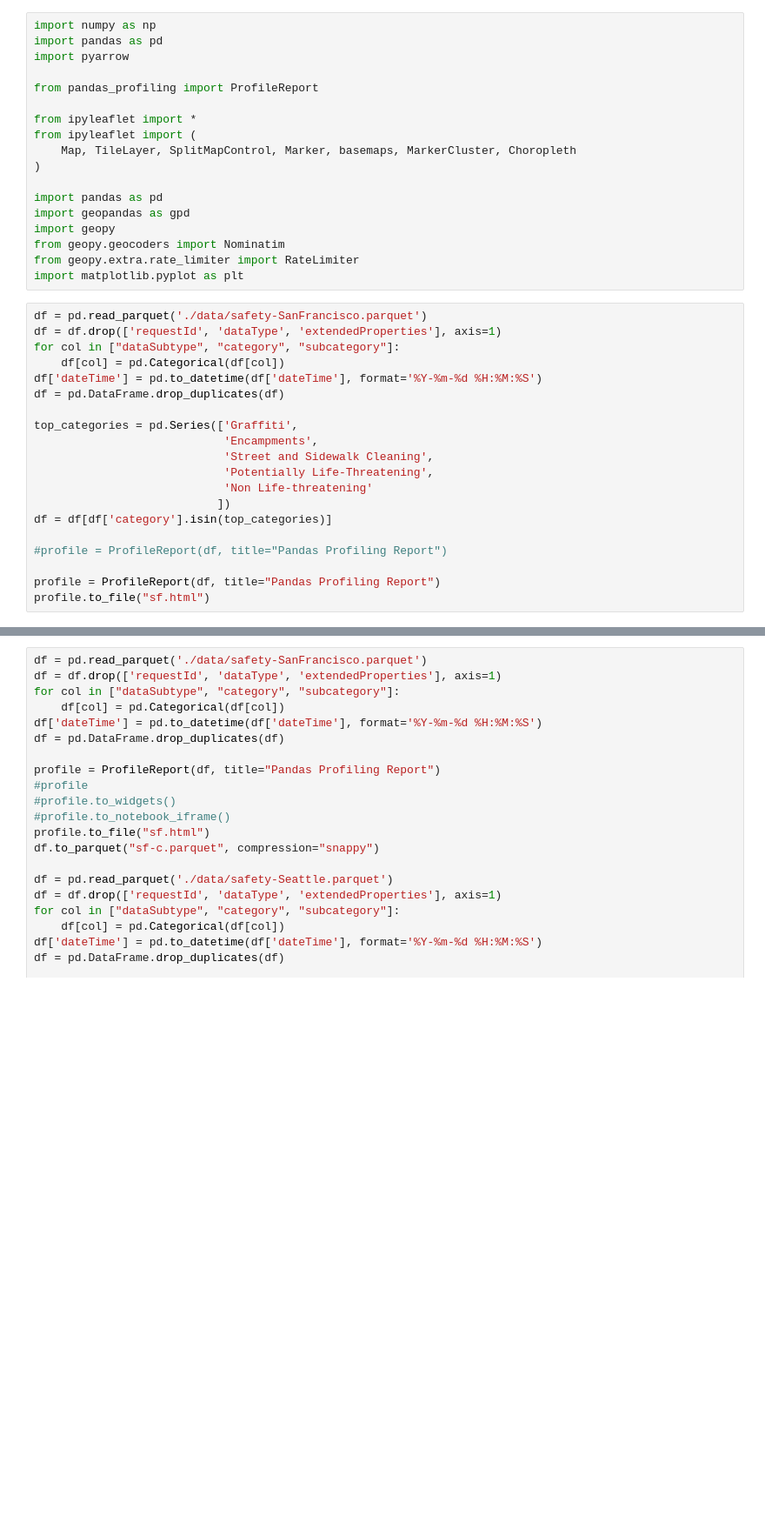
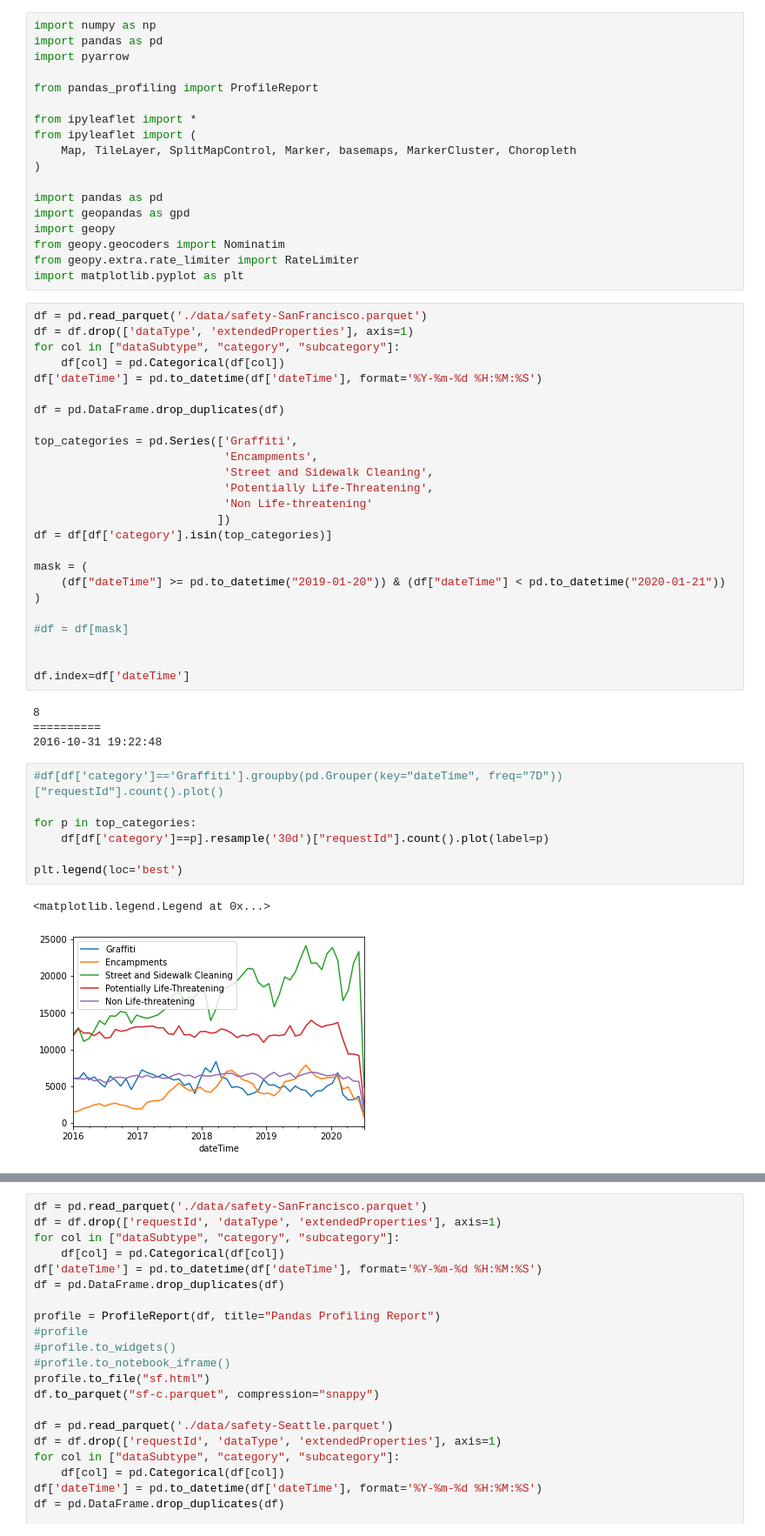
Before and after one commit to beni20/predicting-safety-events-in-us-cities-with-machine-learning, a Jupyter notebook: Milestone-2.ipynb, the cells around one changed output, grey strips where cells are left out. Shown at 87% size. Drawn from its saved outputs; the diff is of its cells as text; blank space fills up the shorter version.

```diff
--- a/Milestone-2.ipynb
+++ b/Milestone-2.ipynb
@@ -18,10 +18,11 @@ from geopy.extra.rate_limiter import RateLimiter
 import matplotlib.pyplot as plt
 # %%
 df = pd.read_parquet('./data/safety-SanFrancisco.parquet')
-df = df.drop(['requestId', 'dataType', 'extendedProperties'], axis=1)
+df = df.drop(['dataType', 'extendedProperties'], axis=1)
 for col in ["dataSubtype", "category", "subcategory"]:
     df[col] = pd.Categorical(df[col])
 df['dateTime'] = pd.to_datetime(df['dateTime'], format='%Y-%m-%d %H:%M:%S')
+
 df = pd.DataFrame.drop_duplicates(df)
 
 top_categories = pd.Series(['Graffiti',
@@ -32,7 +33,25 @@ top_categories = pd.Series(['Graffiti',
                            ])
 df = df[df['category'].isin(top_categories)]
 
-#profile = ProfileReport(df, title="Pandas Profiling Report")
+mask = (
+    (df["dateTime"] >= pd.to_datetime("2019-01-20")) & (df["dateTime"] < pd.to_datetime("2020-01-21"))
+)
 
-profile = ProfileReport(df, title="Pandas Profiling Report")
-profile.to_file("sf.html")
+#df = df[mask]
+
+
+df.index=df['dateTime']
+# %% [output]
+8
+==========
+2016-10-31 19:22:48
+# %%
+#df[df['category']=='Graffiti'].groupby(pd.Grouper(key="dateTime", freq="7D"))["requestId"].count().plot()
+
+for p in top_categories:
+    df[df['category']==p].resample('30d')["requestId"].count().plot(label=p)
+
+plt.legend(loc='best')
+# %% [output]
+<matplotlib.legend.Legend at 0x...>
+[figure, added]
```
Also changed, not shown: parts of 11 cells of this notebook.
